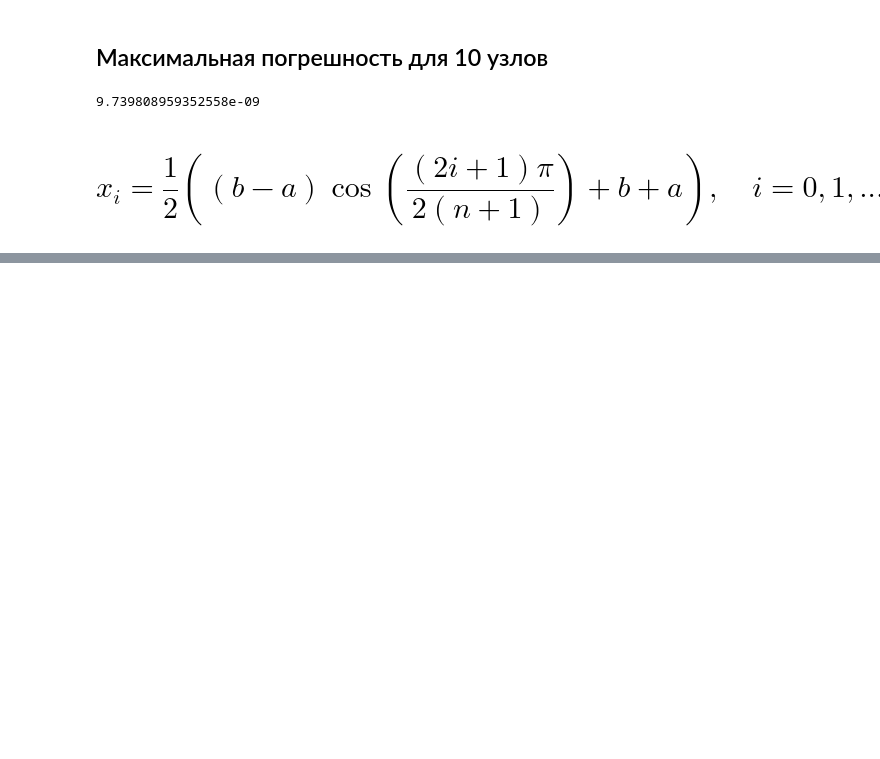
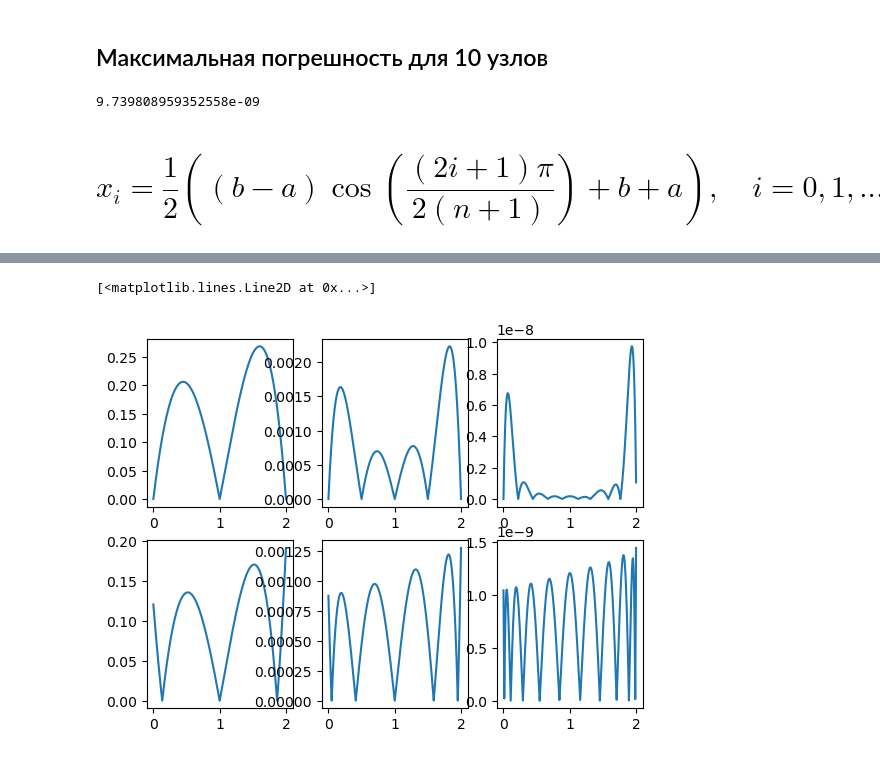
Before and after one commit to CozeirTag/number.metods, a Jupyter notebook: 2_lab.ipynb, the cells around one changed output, grey strips where cells are left out. Saved outputs shown, nothing was run; the diff lists cells and outputs as text; code cells hidden in the pictures; blank space fills up the shorter version.

```diff
--- a/2_lab.ipynb
+++ b/2_lab.ipynb
@@ -98,0 +147,11 @@ def opt_node(x):
+# %%
+fig, ax = plt.subplots(2,3)
+ax[0, 0].plot(x, err(x, 3))
+ax[0, 1].plot(x, err(x, 5))
+ax[0, 2].plot(x, err(x, 10))
+ax[1, 0].plot(x, err_o(x, ab(0, 2, 3)))
+ax[1, 1].plot(x, err_o(x, ab(0, 2, 5)))
+ax[1, 2].plot(x, err_o(x, ab(0, 2, 10)))
+# %% [output]
+[<matplotlib.lines.Line2D at 0x...>]
+[figure, added]
```
Also changed, not shown: parts of 11 cells of this notebook.
